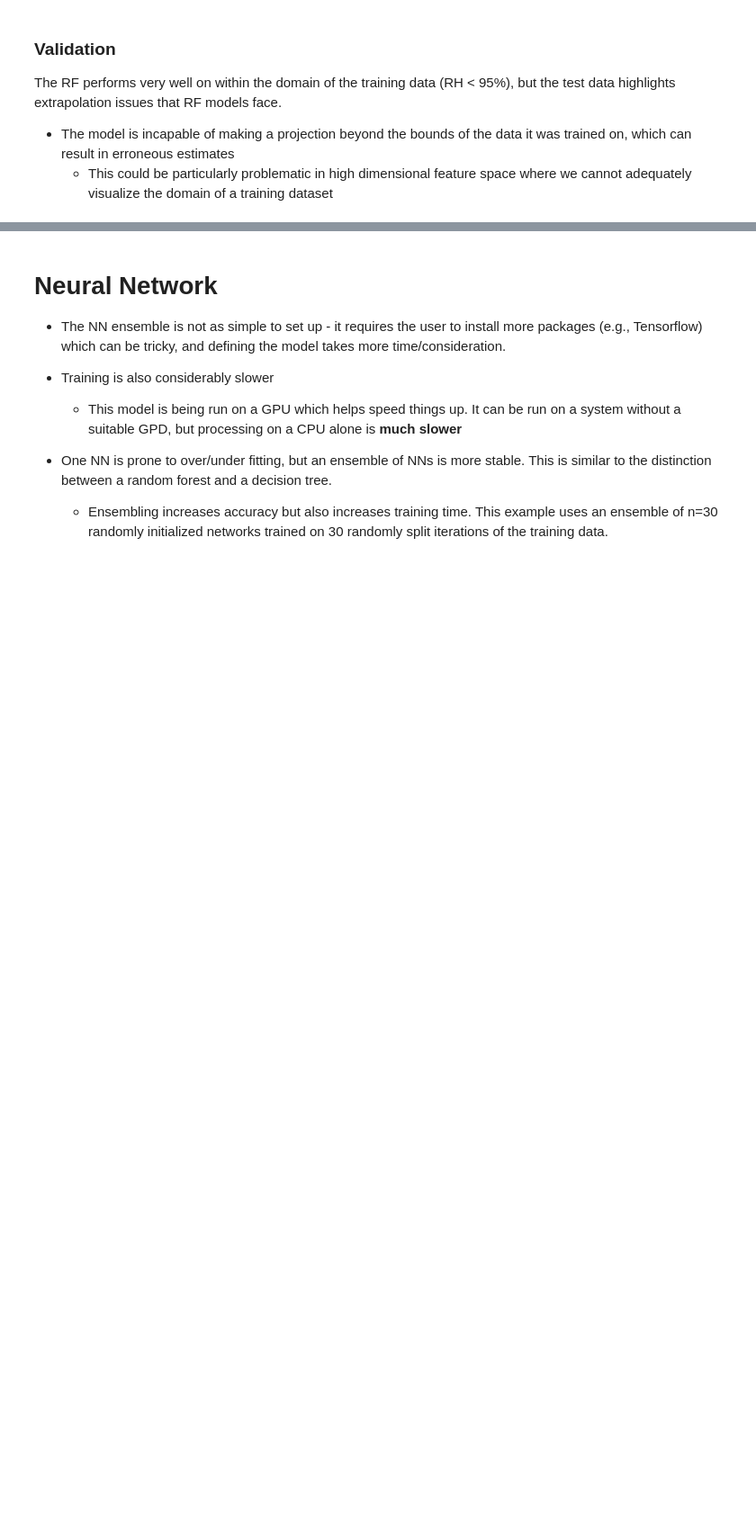
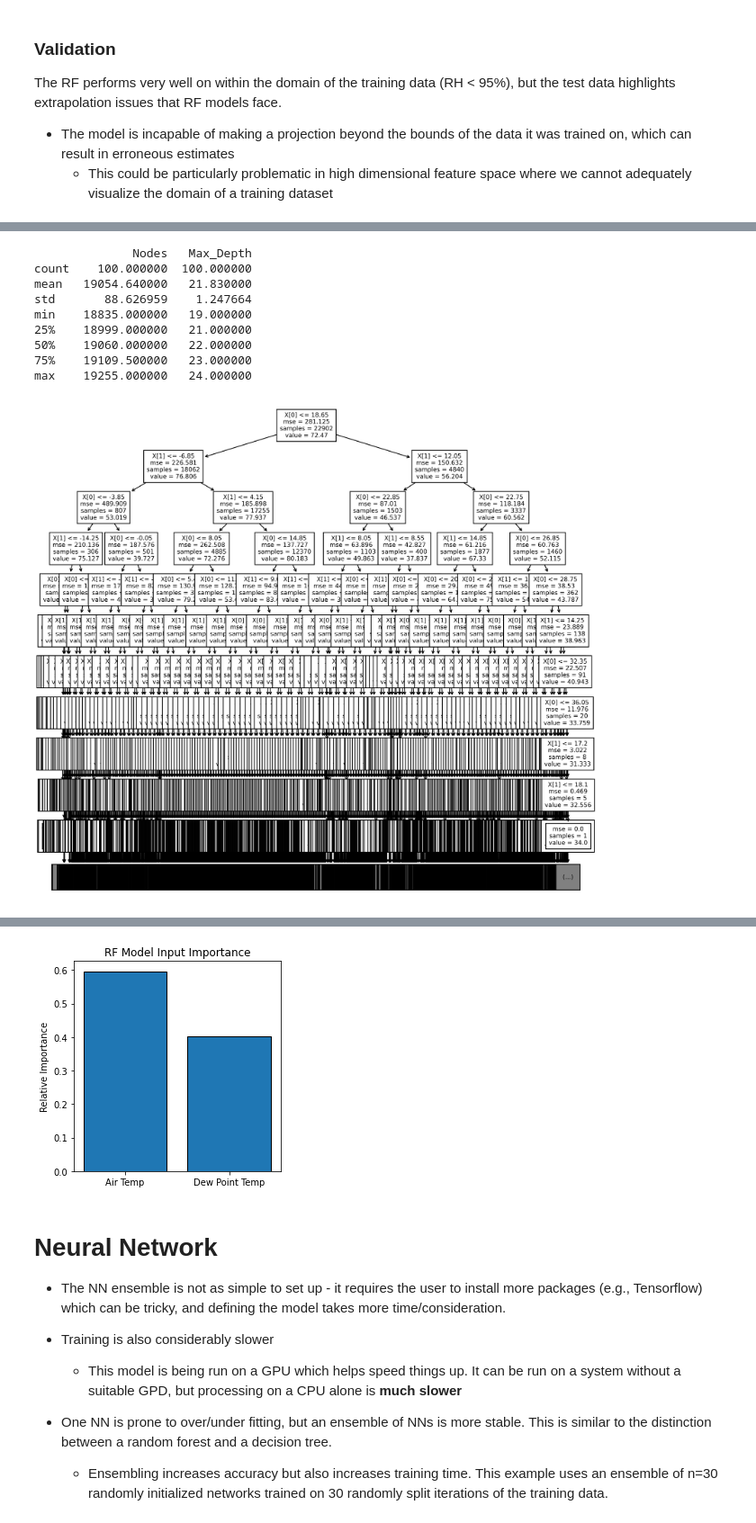
Before and after one commit to June-Skeeter/ML_Scripts, a Jupyter notebook: NN_v_RF_example.ipynb, the cells around one changed output, grey strips where cells are left out. Shown at 90% size. Saved outputs shown, nothing was run; the diff lists cells and outputs as text; code cells hidden in the pictures; blank space fills up the shorter version.

Commit message:
Need to Finish Output Visualizatoin

```diff
--- a/NN_v_RF_example.ipynb
+++ b/NN_v_RF_example.ipynb
@@ -148,0 +150,46 @@ RMSE =  20.55
+# %%
+from sklearn import tree
+
+Forest_Stats = {'Nodes':[],
+                'Max_Depth':[],
+                }
+for reg_tree in RF.estimators_:
+    Forest_Stats['Nodes'].append(reg_tree.tree_.node_count)
+    Forest_Stats['Max_Depth'].append(reg_tree.tree_.max_depth)
+# Forest_Stats['Nodes'] = np.array(Forest_Stats['Nodes'])
+# Forest_Stats['Nodes'] = np.array(Forest_Stats['Nodes'])
+Forest_Stats=pd.DataFrame(data=Forest_Stats)
+print(Forest_Stats.describe())
+
+fig,ax = plt.subplots(1,figsize=(12,12),dpi=400)
+tree.plot_tree(RF.estimators_[0],max_depth=10,ax=ax,fontsize=8)
+plt.show()
+
+fig,ax = plt.subplots(3,3,figsize=(15,15),dpi=400)
+i = 0
+for AX in ax:
+    for a in AX:
+        tree.plot_tree(RF.estimators_[i],max_depth=2,ax=a,fontsize=6)
+        i += 1
+plt.show()
+
+
+
+# Inspect the "feature importance"
+# The relative weight of the input data in the model
+fig,ax=plt.subplots(figsize=(4,4))
+ax.bar(X_alias,RF.feature_importances_,edgecolor='k')
+ax.set_ylabel('Relative Importance')
+ax.set_title('RF Model Input Importance')
+plt.tight_layout()
+# %% [output]
+              Nodes   Max_Depth
+count    100.000000  100.000000
+mean   19054.640000   21.830000
+std       88.626959    1.247664
+min    18835.000000   19.000000
+25%    18999.000000   21.000000
+50%    19060.000000   22.000000
+75%    19109.500000   23.000000
+max    19255.000000   24.000000
+[figure, added]
@@ -149,3 +197,4 @@ RMSE =  20.55
+[figure, added]
 # %% [markdown]
 # Neural Network
 
```
Also changed, not shown: parts of 8 cells of this notebook, 2 other files.
